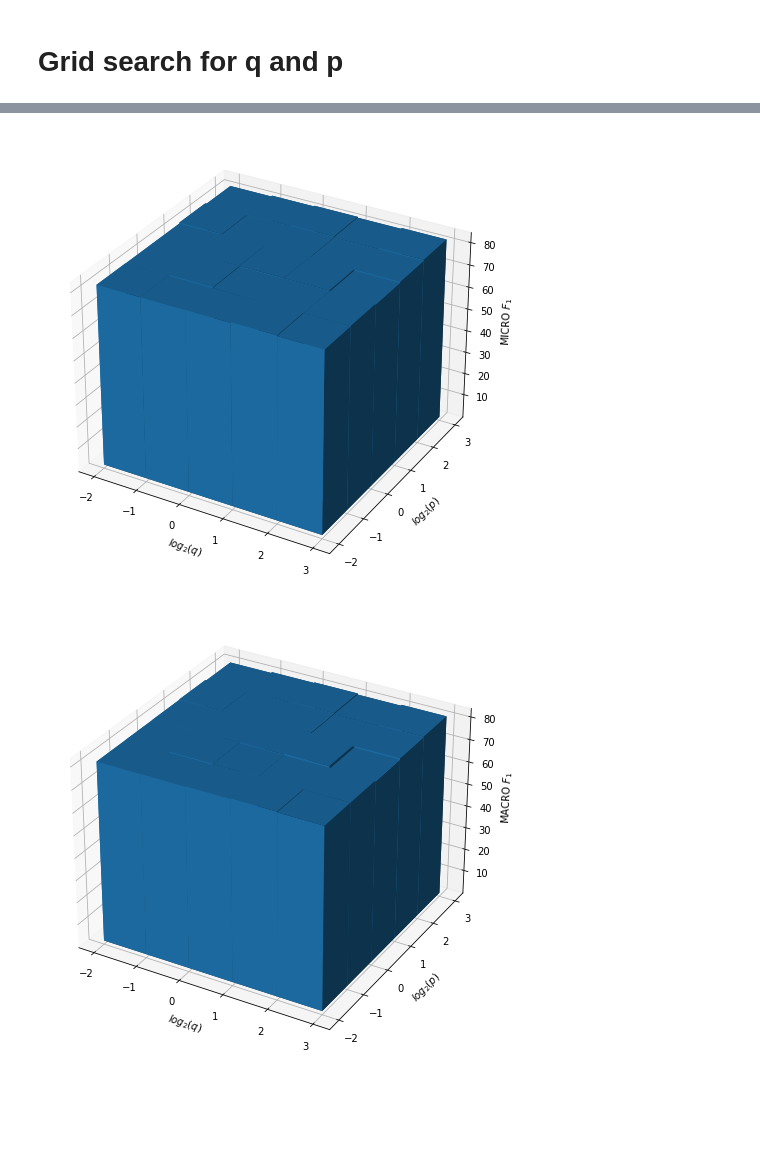
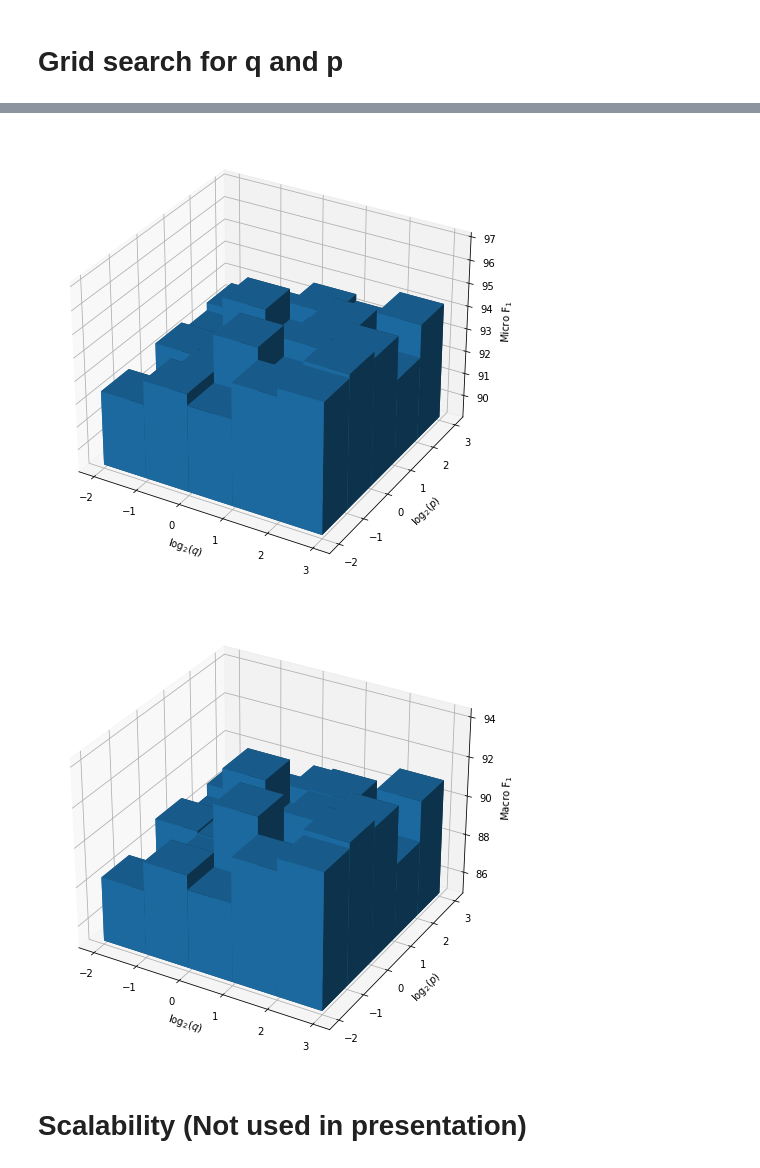
Before and after one commit to aditya-grover/node2vec, a Jupyter notebook: src/multi-classification.ipynb, the cells around one changed output, grey strips where cells are left out. Saved outputs shown, nothing was run; the diff lists cells and outputs as text; code cells hidden in the pictures; blank space fills up the shorter version.

Commit message:
feat: moving data and add scalability experiment

```diff
--- a/src/multi-classification.ipynb
+++ b/src/multi-classification.ipynb
@@ -177,5 +192,5 @@ Perc: 0.9
 # %%
-import subprocess
+RUN_NODE2VEC_FOR_GRID_SEARCH = True
 
 grid = {
     'q': [0.25, 0.50, 1, 2, 4],
@@ -187,17 +202,23 @@ evaluations = []
 for p in grid['p']:
     for q in grid['q']:
         print(f"p: {p} q: {q}")
-        emb_file =  f"../emb/{DATASET_TO_USED}_q_{q}_p_{p}.emb"
 
-        if DATASET_TO_USED == Datasets.PPI:
-            cmd = f"python main.py --p {p} --q {q} --input {INPUT_FILE} --output {emb_file} --weighted "
-        elif DATASET_TO_USED == Datasets.CORA:
-            cmd = f"python main.py --p {p} --q {q} --input {INPUT_FILE} --output {emb_file} --weighted --delimiter ,"
+        emb_file =  f"../emb/{FILE_NAME}_q_{q}_p_{p}.emb"
 
-        subprocess.run(cmd, shell=True)
+        if RUN_NODE2VEC_FOR_GRID_SEARCH:
+            if DATASET_USED == Datasets.PPI:
+                run_node2vec(INPUT_FILE, emb_file, p, q, True)
+            elif DATASET_USED == Datasets.CORA:
+                run_node2vec(INPUT_FILE, emb_file, p, q, True, ",")
+            elif DATASET_USED == Datasets.TERR:
+                run_node2vec(INPUT_FILE, emb_file, p, q, False, ",")
 
-        if DATASET_TO_USED == Datasets.PPI:
+        if DATASET_USED == Datasets.PPI:
             df = get_ppi_dataset(emb_file)
+        if DATASET_USED == Datasets.TERR:
+            df = get_cora_dataset(emb_file)
+        elif DATASET_USED == Datasets.CORA:
+            df = get_cora_dataset(emb_file)
 
         micro, macro = evaluate(df, [0.5])
 
@@ -218,38 +264,45 @@ print(evaluations[max_macro_index])
 # %%
 class Scores(Enum):
     MACRO = 1
     MICRO = 2
 
 q = [np.log2(x[0]) for x in evaluations]
 p = [np.log2(x[1]) for x in evaluations]
 micro = [x[2][0] for x in evaluations]
 macro = [x[3][0] for x in evaluations]
 
 def plot_grid(p, q, scores, score_enum):
     q = np.array(q)
     p = np.array(p)
     scores = np.array(scores)
 
     if score_enum == Scores.MICRO:
-        file_name =  "micro_score"
-        label = "MICRO F$_1$"
+        exp_name =  "micro_score"
+        label = "Micro F$_1$"
     elif score_enum == Scores.MACRO:
-        file_name =  "macro_score"
-        label = "MACRO F$_1$"
+        exp_name =  "macro_score"
+        label = "Macro F$_1$"
 
     fig = plt.figure(figsize=(8, 16))
     ax = fig.add_subplot(111, projection='3d')
 
-    ax.bar3d(q, p, np.ones(len(scores)),
-              1, 1, scores)
+
+    min_lim = min(scores)-2
+    max_lim = max(scores)+2
+    ax.bar3d(q, p, min_lim*np.ones(len(scores)),
+              1, 1, scores-min_lim)
+
+    ax.set(zlim=(min_lim, max_lim))
 
     ax.set_xlabel('$\log_2(q)$')
     ax.set_ylabel('$\log_2(p)$')
     ax.set_zlabel(label)
-    plt.savefig(f"../images/classification/{file_name}_{DATASET_TO_USED}.png", dpi=300)
+    plt.savefig(f"../images/classification/grid_{exp_name}_{FILE_NAME}.png", dpi=500)
 
 plot_grid(p, q, micro, Scores.MICRO)
 plot_grid(p, q, macro, Scores.MACRO)
 # %% [output]
-[figure, old version]
+[figure, new version]
-[figure, old version]
+[figure, new version]
+# %% [markdown]
+# Scalability (Not used in presentation)
```
Also changed, not shown: parts of 8 cells of this notebook, 40 other files.
